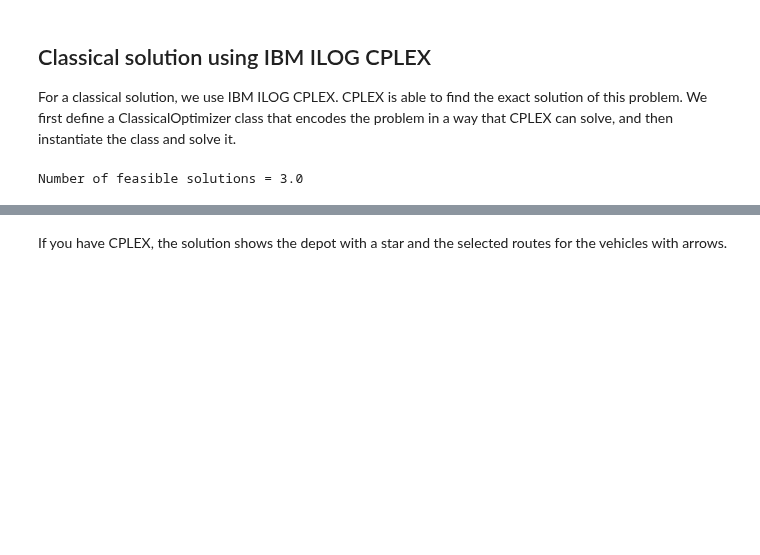
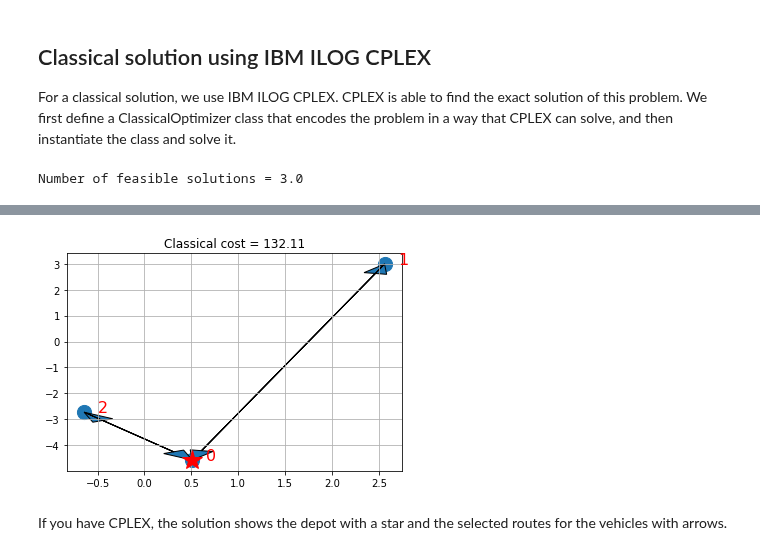
Before and after one commit to Qiskit/qiskit-tutorials, a Jupyter notebook: legacy_tutorials/aqua/optimization/vehicle_routing.ipynb, the cells around one changed output, grey strips where cells are left out. Drawn from its saved outputs; the diff is of its cells as text; code cells hidden in the pictures; blank space fills up the shorter version.

```diff
--- a/legacy_tutorials/aqua/optimization/vehicle_routing.ipynb
+++ b/legacy_tutorials/aqua/optimization/vehicle_routing.ipynb
@@ -355,25 +353,28 @@ CPLEX may be missing.
 # %%
 # Visualize the solution
 def visualize_solution(xc, yc, x, C, n, K, title_str):
     plt.figure()
     plt.scatter(xc, yc, s=200)
     for i in range(len(xc)):
         plt.annotate(i, (xc[i] + 0.15, yc[i]), size=16, color='r')
     plt.plot(xc[0], yc[0], 'r*', ms=20)
 
     plt.grid()
 
     for ii in range(0, n ** 2):
 
         if x[ii] > 0:
             ix = ii // n
             iy = ii % n
             plt.arrow(xc[ix], yc[ix], xc[iy] - xc[ix], yc[iy] - yc[ix], length_includes_head=True, head_width=.25)
 
     plt.title(title_str+' cost = ' + str(int(C * 100) / 100.))
     plt.show()
 
-if x: visualize_solution(xc, yc, x, classical_cost, n, K, 'Classical')
+if x.any():
+    visualize_solution(xc, yc, x, classical_cost, n, K, 'Classical')
+# %% [output]
+[figure, added]
 # %% [markdown]
 If you have CPLEX, the solution shows the depot with a star and the selected routes for the vehicles with arrows.
 # %% [markdown]
```
Also changed, not shown: parts of 8 cells of this notebook, 24 other files.
